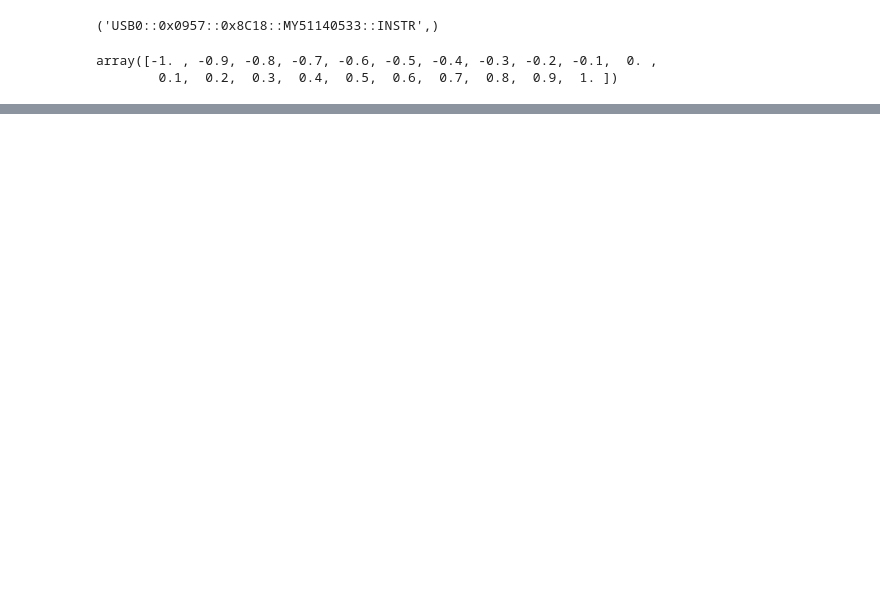
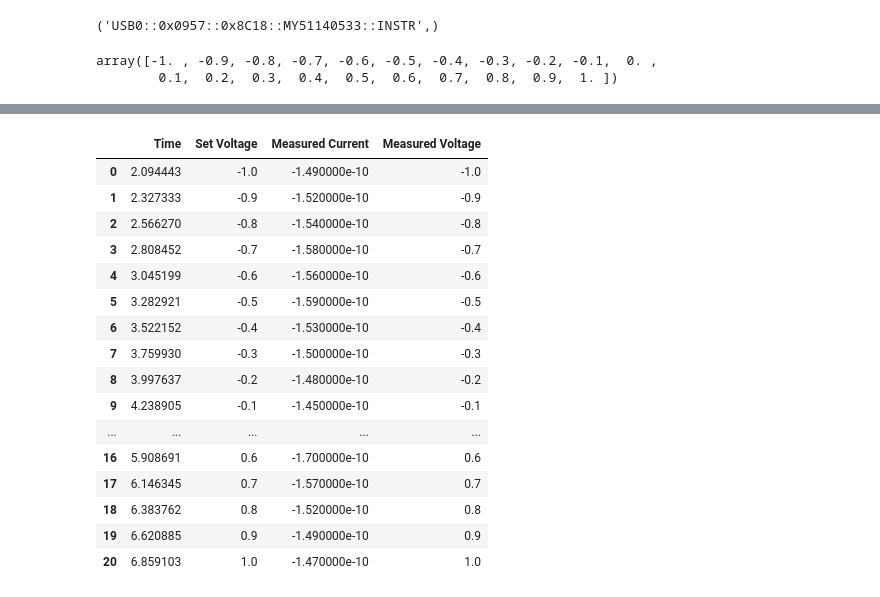
Before and after one commit to mattgebert/SMU-Control-Agilent2900, a Jupyter notebook: examples/testing_lib.ipynb, the cells around one changed output, grey strips where cells are left out. Drawn from its saved outputs; the diff is of its cells as text; code cells hidden in the pictures; blank space fills up the shorter version.

Commit message:
feat(testing_lib.ipynb): add pandas export for data

```diff
--- a/examples/testing_lib.ipynb
+++ b/examples/testing_lib.ipynb
@@ -47,2 +58,25 @@ ax.grid(True)
 # %%
 device.close()
+# %%
+df = pd.DataFrame(
+    data, columns=["Time", "Set Voltage", "Measured Current", "Measured Voltage"]
+)
+df
+# %% [output]
+|  | Time | Set Voltage | Measured Current | Measured Voltage |
+| 0 | 2.094443 | -1.0 | -1.490000e-10 | -1.0 |
+| 1 | 2.327333 | -0.9 | -1.520000e-10 | -0.9 |
+| 2 | 2.566270 | -0.8 | -1.540000e-10 | -0.8 |
+| 3 | 2.808452 | -0.7 | -1.580000e-10 | -0.7 |
+| 4 | 3.045199 | -0.6 | -1.560000e-10 | -0.6 |
+| 5 | 3.282921 | -0.5 | -1.590000e-10 | -0.5 |
+| 6 | 3.522152 | -0.4 | -1.530000e-10 | -0.4 |
+| 7 | 3.759930 | -0.3 | -1.500000e-10 | -0.3 |
+| 8 | 3.997637 | -0.2 | -1.480000e-10 | -0.2 |
+| 9 | 4.238905 | -0.1 | -1.450000e-10 | -0.1 |
+| ... | ... | ... | ... | ... |
+| 16 | 5.908691 | 0.6 | -1.700000e-10 | 0.6 |
+| 17 | 6.146345 | 0.7 | -1.570000e-10 | 0.7 |
+| 18 | 6.383762 | 0.8 | -1.520000e-10 | 0.8 |
+| 19 | 6.620885 | 0.9 | -1.490000e-10 | 0.9 |
+| 20 | 6.859103 | 1.0 | -1.470000e-10 | 1.0 |
```
Also changed, not shown: parts of 4 cells of this notebook, 1 other file.
